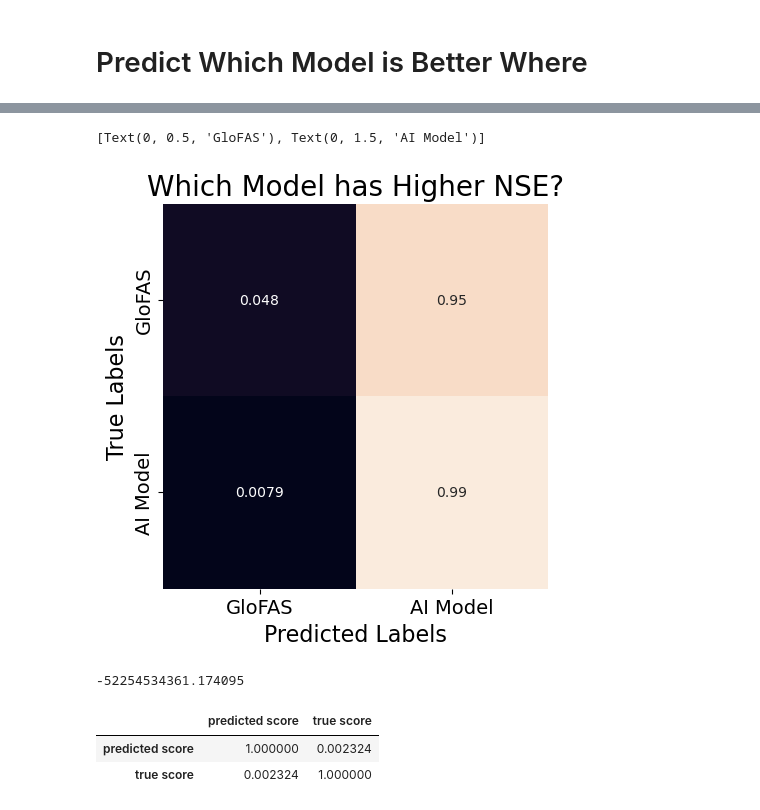
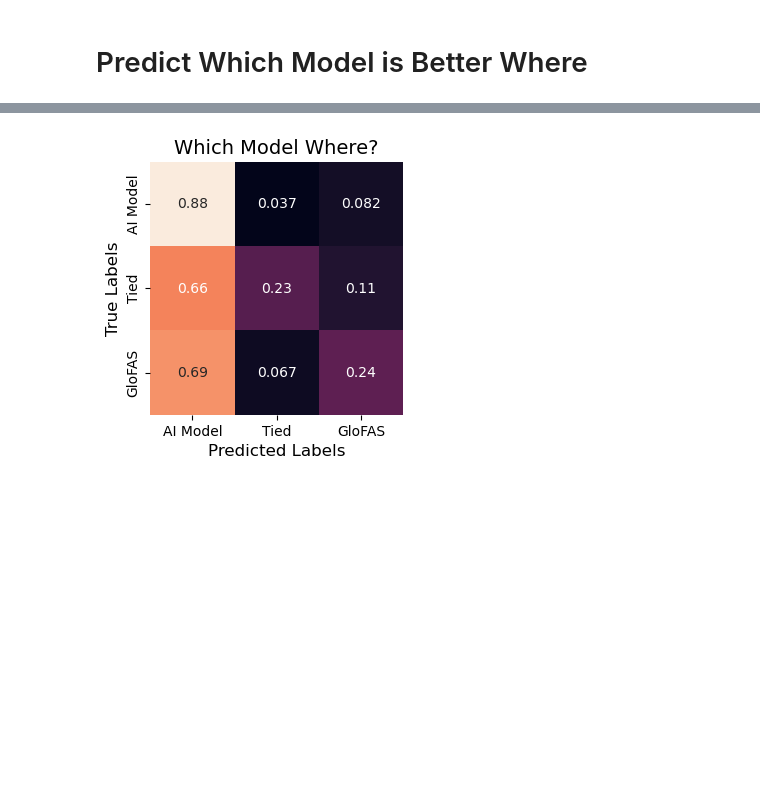
Before and after one commit to google-research-datasets/global_streamflow_model_paper, a Jupyter notebook: notebooks/figure6_which_model_where.ipynb, the cells around one changed output, grey strips where cells are left out. Saved outputs shown, nothing was run; the diff lists cells and outputs as text; code cells hidden in the pictures; blank space fills up the shorter version.

```diff
--- a/notebooks/figure6_which_model_where.ipynb
+++ b/notebooks/figure6_which_model_where.ipynb
@@ -28,8 +31,8 @@ attributes = loading_utils.load_attributes_file(gauges=gauges)
 _DATASET_RETURN_PERIOD_METRICS_PATH = {
     'google_2014': data_paths.GOOGLE_2014_RETURN_PERIOD_METRICS_DIR,
     'google_1980': data_paths.GOOGLE_1980_RETURN_PERIOD_METRICS_DIR,
-    'glofas_2014': data_paths.GLOFAS_v3_REANALYSIS_2014_RETURN_PERIOD_METRICS_DIR,
-    'glofas_1980': data_paths.GLOFAS_v3_REANALYSIS_1980_RETURN_PERIOD_METRICS_DIR,
+    'glofas_2014': data_paths.GLOFAS_2014_RETURN_PERIOD_METRICS_DIR,
+    'glofas_1980': data_paths.GLOFAS_1980_RETURN_PERIOD_METRICS_DIR,
 }
 # %%
 precisions_by_lead_time = {}
@@ -221,15 +187,0 @@ Name: NSE Difference, Length: 5678, dtype: float64
-# %%
-bins = [-1e100, 0, 1e100]
-
-x, y = skill_prediction_utils.make_predictors(
-    x=regression_attributes,
-    y=regression_data,
-    metric='NSE Difference',
-    bins=bins
-)
-
-y_hat = skill_prediction_utils.train_kfold(
-    x, y,
-    classifier=True
-#     regression=True
-)
@@ -244,24 +188,38 @@ Training fold # 4
 # %%
-fig, ax = plt.subplots(1, 1, figsize=(5, 5))
+fig, ax = plt.subplots(
+    1, 1,
+    figsize=(
+        evaluation_utils.NATURE_FIG_SIZES['one_column'],
+        evaluation_utils.NATURE_FIG_SIZES['one_column']
+    )
+)
+
 cm = confusion_matrix(y, y_hat, normalize='true')
 sns.heatmap(cm, annot=True, fmt='.2g', ax=ax, cbar=False)
 ax.set_aspect('equal', 'box')
-ax.set_xlabel('Predicted Labels', fontsize=16)
-ax.set_ylabel('True Labels', fontsize=16)
-ax.set_title('Which Model has Higher NSE?', fontsize=20);
-ax.xaxis.set_ticklabels(['GloFAS', 'AI Model'], fontsize=14)
-ax.yaxis.set_ticklabels(['GloFAS', 'AI Model'], fontsize=14)
+ax.set_xlabel(
+    'Predicted Labels',
+    fontsize=12
+)
+ax.set_ylabel(
+    'True Labels',
+    fontsize=12
+)
+ax.set_title(
+    'Which Model Where?',
+    fontsize=14
+);
+ax.xaxis.set_ticklabels(
+    ['AI Model', 'Tied', 'GloFAS'],
+    fontsize=10
+)
+ax.yaxis.set_ticklabels(
+    ['AI Model', 'Tied', 'GloFAS'],
+    fontsize=10
+)
+
+plt.tight_layout()
+
+evaluation_utils.save_figure(data_paths.PREDICTABILITY_WHICH_MODEL_IS_BETTER)
 # %% [output]
-[Text(0, 0.5, 'GloFAS'), Text(0, 1.5, 'AI Model')]
-[figure, old version]
+[figure, new version]
-# %%
-df = pd.concat([y_hat.rename('predicted score'), regression_data.rename('true score')], axis=1).dropna()
-r2_score(df['predicted score'], df['true score'])
-# %% [output]
--52254534361.174095
-# %%
-df.corr()
-# %% [output]
-|  | predicted score | true score |
-| predicted score | 1.000000 | 0.002324 |
-| true score | 0.002324 | 1.000000 |
```
Also changed, not shown: parts of 13 cells of this notebook, 23 other files.
